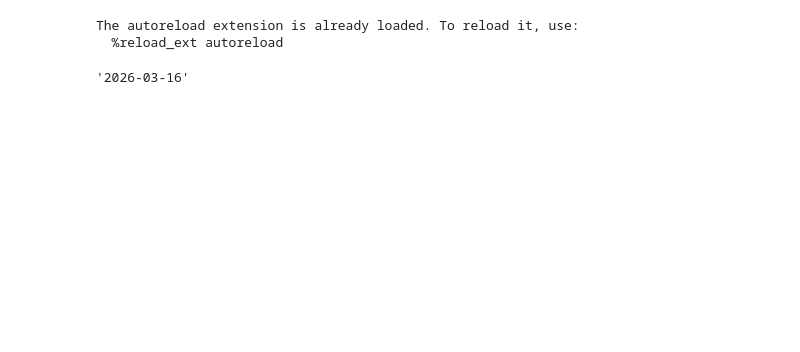
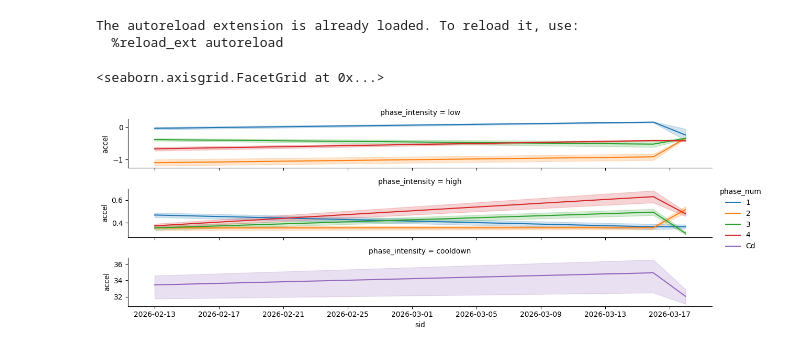
Before and after one commit to odenas/interval_runs_analysis, a Jupyter notebook: work.ipynb, the cells around one changed output. Saved outputs shown, nothing was run; the diff lists cells and outputs as text; code cells hidden in the pictures; blank space fills up the shorter version.

```diff
--- a/work.ipynb
+++ b/work.ipynb
@@ -98,9 +104,76 @@ The autoreload extension is already loaded. To reload it, use:
 
 create_date_selector_dashboard(report.sessions).show()
 # %%
-report.sessions[-1].session_id
+def get_acceleration_peaks(self) -> pd.DataFrame:
+    """
+    maximum rate of change in your heart rate when you shift phase intensity
+    """
+    results = []
+    windows = [(start, end) for (phase, (start, end)) in self.config.iter_phases()]
+    for i, phase in enumerate(self.config.phases):
+        if i == 0:
+            prev_center = 0
+            next_center = (windows[i+1][1] + windows[i+1][0]) // 2
+        elif i == len(windows) - 1:
+            prev_center = (windows[i-1][1] + windows[i-1][0]) // 2
+            next_center = windows[i][1]
+        else:
+            prev_center = (windows[i-1][1] + windows[i-1][0]) // 2
+            next_center = (windows[i+1][1] + windows[i+1][0]) // 2
+
+        if phase.intensity in ('cooldown', 'low'):
+            peak_dist = self.post_accel[:, prev_center:next_center].min(axis=1)
+        else:
+            peak_dist = self.post_accel[:, prev_center:next_center].max(axis=1)
+        try:
+            phn=int(phase.name[-1])
+        except ValueError as ve:
+            continue
+        results.append(pd.DataFrame({'sample':np.arange(peak_dist.shape[0]), "accel": peak_dist.flatten()})
+                       .assign(phase_num=phn, phase_name=phase.name, phase_intensity=phase.intensity))
+    return pd.concat(results)
+
+def get_hrr60(self) -> pd.DataFrame:
+    """
+    the decrease in heart rate precisely 60 seconds after the final high-intensity phase ends and the cooldown begins.
+    """
+
+    # find the last peak
+    ss, se = self.config.get_windows('high')[-1]
+    s_center = (ss + se) // 2
+    cds, cde = self.config.get_windows('cooldown')[-1]
+    cd_center = (cds + cde) // 2
+    assert se == cds
+
+    peak_arg_dist = np.argmax(self.post_mu[:, s_center:cd_center], axis=1) + s_center
+    valley_arg_dist = peak_arg_dist + 60
+    row_args = np.arange(self.post_mu.shape[0])
+    delta_dist = self.post_mu[row_args, peak_arg_dist] - self.post_mu[row_args, valley_arg_dist]
+    phase = self.config.phases[-1]
+    return (pd.DataFrame({'sample': np.arange(delta_dist.shape[0]), "accel": delta_dist.flatten()})
+                         .assign(phase_num='Cd', phase_name="hrr60", phase_intensity=phase.intensity))
+
+
+all_coords = pd.concat([get_acceleration_peaks(s).assign(sid=pd.to_datetime(s.session_id)) for s in report.sessions] +
+                       [get_hrr60(s).assign(sid=pd.to_datetime(s.session_id)) for s in report.sessions])
+
+
+sns.relplot(x='sid', y="accel", row='phase_intensity', hue='phase_num', kind='line', errorbar=('pi', 89),
+            data=all_coords,
+            facet_kws=dict(sharey=False),
+            height=1.5, aspect=8,
+            )
+# all_coords = (pd.DataFrame(all_coords, columns=["sid", "median", "hdi_lower", "hdi_upper", "phase_name", "phase_intensity", "workout"])
+#               .assign(sid=lambda x: pd.to_datetime(x.sid)))
+
+# sns.relplot(all_coords.loc[lambda x: ((x.phase_name == 'S1') | (x.phase_name == 'S3') | (x.phase_name == 'hrr60'))],
+#             x='sid', y="median", row='phase_intensity', hue='phase_name',
+#             height=1.5, aspect=8, kind='line',
+#             facet_kws=dict(sharey=False),
+# )
 # %% [output]
-'2026-03-16'
+<seaborn.axisgrid.FacetGrid at 0x...>
+[figure, added]
 # %%
 # report = TreadmillReport(standard_3x4, file_paths, False)
 fig, ax_quad = plt.subplots(1, 2, figsize=(12, 4), sharex=True, sharey=False)
```
Also changed, not shown: parts of 3 cells of this notebook, 6 other files.
